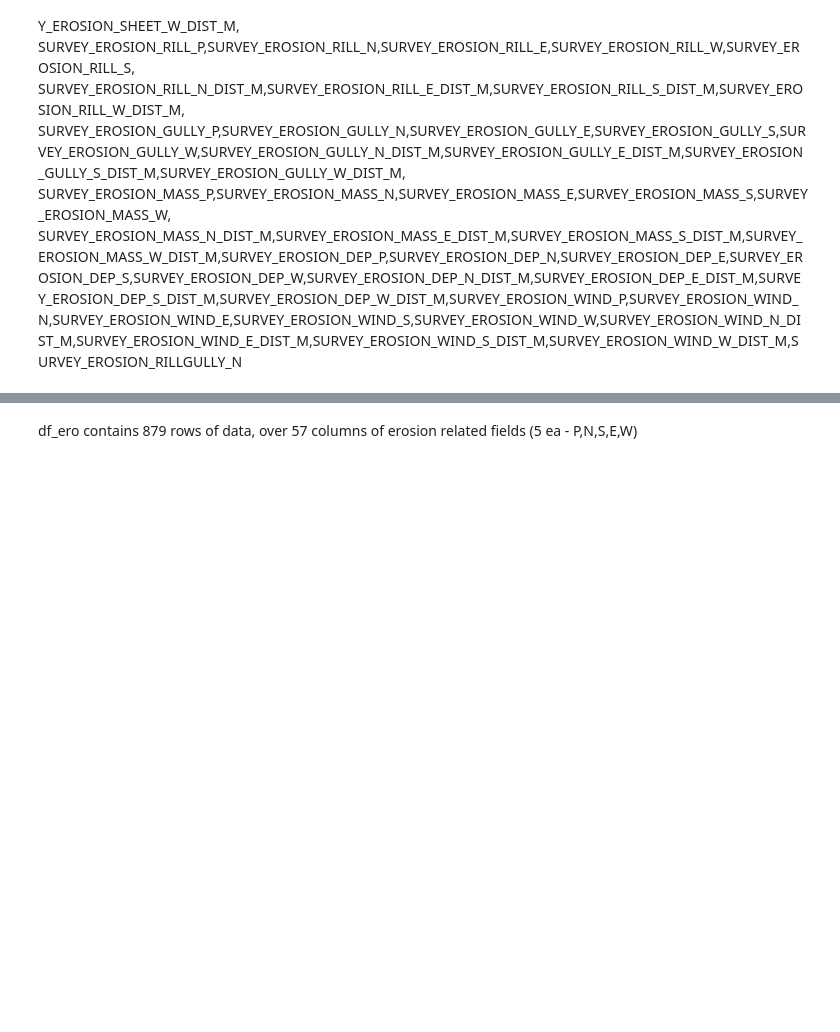
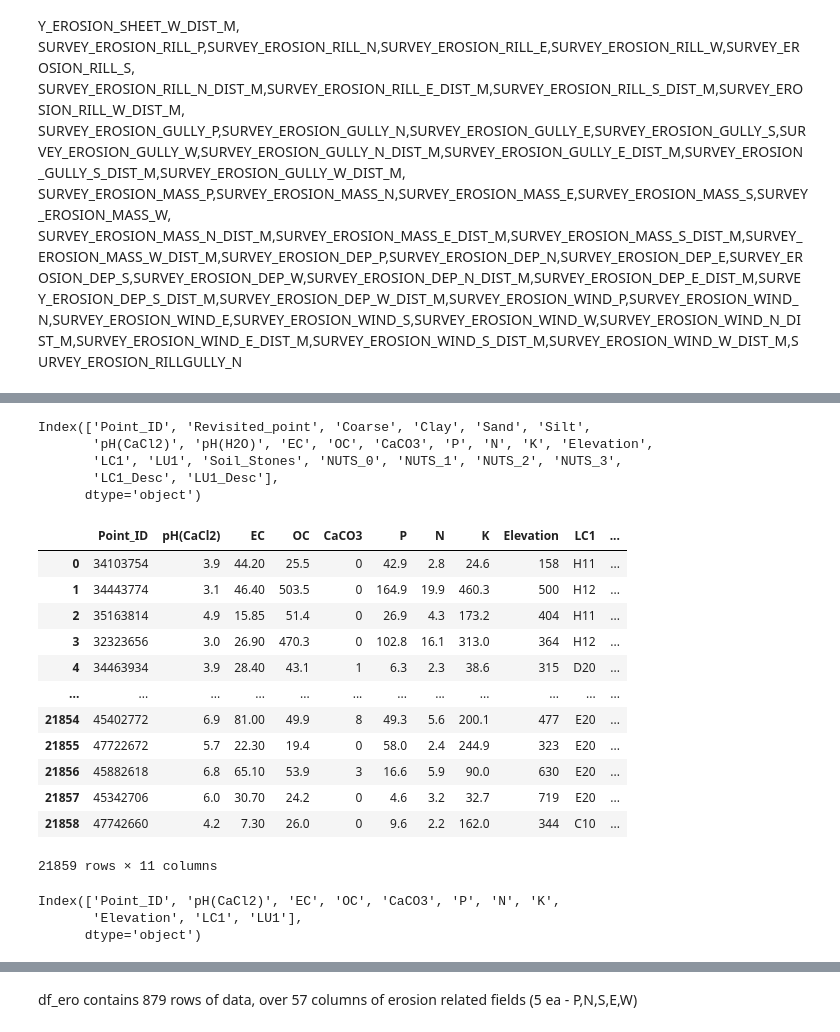
Before and after one commit to IndianGrandpa/AI4ls-Team-52, a Jupyter notebook: data/jc-interim/EDA.ipynb, the cells around one changed output, grey strips where cells are left out. Cells and saved outputs as stored; diff of their text form; code cells hidden in the pictures; blank space fills up the shorter version.

Commit message:
2015 data

```diff
--- a/data/jc-interim/EDA.ipynb
+++ b/data/jc-interim/EDA.ipynb
@@ -524,0 +507,32 @@ df_ero
+# %%
+lucas_2015_soil_data.columns
+# %% [output]
+Index(['Point_ID', 'Revisited_point', 'Coarse', 'Clay', 'Sand', 'Silt',
+       'pH(CaCl2)', 'pH(H2O)', 'EC', 'OC', 'CaCO3', 'P', 'N', 'K', 'Elevation',
+       'LC1', 'LU1', 'Soil_Stones', 'NUTS_0', 'NUTS_1', 'NUTS_2', 'NUTS_3',
+       'LC1_Desc', 'LU1_Desc'],
+      dtype='object')
+# %%
+df_2015 = lucas_2015_soil_data.loc[:, ['Point_ID','pH(CaCl2)', 'EC', 'OC', 'CaCO3', 'P', 'N', 'K', 'Elevation',
+       'LC1', 'LU1']]
+df_2015
+# %% [output]
+|  | Point_ID | pH(CaCl2) | EC | OC | CaCO3 | P | N | K | Elevation | LC1 | ... |
+| 0 | 34103754 | 3.9 | 44.20 | 25.5 | 0 | 42.9 | 2.8 | 24.6 | 158 | H11 | ... |
+| 1 | 34443774 | 3.1 | 46.40 | 503.5 | 0 | 164.9 | 19.9 | 460.3 | 500 | H12 | ... |
+| 2 | 35163814 | 4.9 | 15.85 | 51.4 | 0 | 26.9 | 4.3 | 173.2 | 404 | H11 | ... |
+| 3 | 32323656 | 3.0 | 26.90 | 470.3 | 0 | 102.8 | 16.1 | 313.0 | 364 | H12 | ... |
+| 4 | 34463934 | 3.9 | 28.40 | 43.1 | 1 | 6.3 | 2.3 | 38.6 | 315 | D20 | ... |
+| ... | ... | ... | ... | ... | ... | ... | ... | ... | ... | ... | ... |
+| 21854 | 45402772 | 6.9 | 81.00 | 49.9 | 8 | 49.3 | 5.6 | 200.1 | 477 | E20 | ... |
+| 21855 | 47722672 | 5.7 | 22.30 | 19.4 | 0 | 58.0 | 2.4 | 244.9 | 323 | E20 | ... |
+| 21856 | 45882618 | 6.8 | 65.10 | 53.9 | 3 | 16.6 | 5.9 | 90.0 | 630 | E20 | ... |
+| 21857 | 45342706 | 6.0 | 30.70 | 24.2 | 0 | 4.6 | 3.2 | 32.7 | 719 | E20 | ... |
+| 21858 | 47742660 | 4.2 | 7.30 | 26.0 | 0 | 9.6 | 2.2 | 162.0 | 344 | C10 | ... |
+21859 rows × 11 columns
+# %%
+df_2015.columns
+# %% [output]
+Index(['Point_ID', 'pH(CaCl2)', 'EC', 'OC', 'CaCO3', 'P', 'N', 'K',
+       'Elevation', 'LC1', 'LU1'],
+      dtype='object')
```
Also changed, not shown: parts of 4 cells of this notebook, 2 other files.
